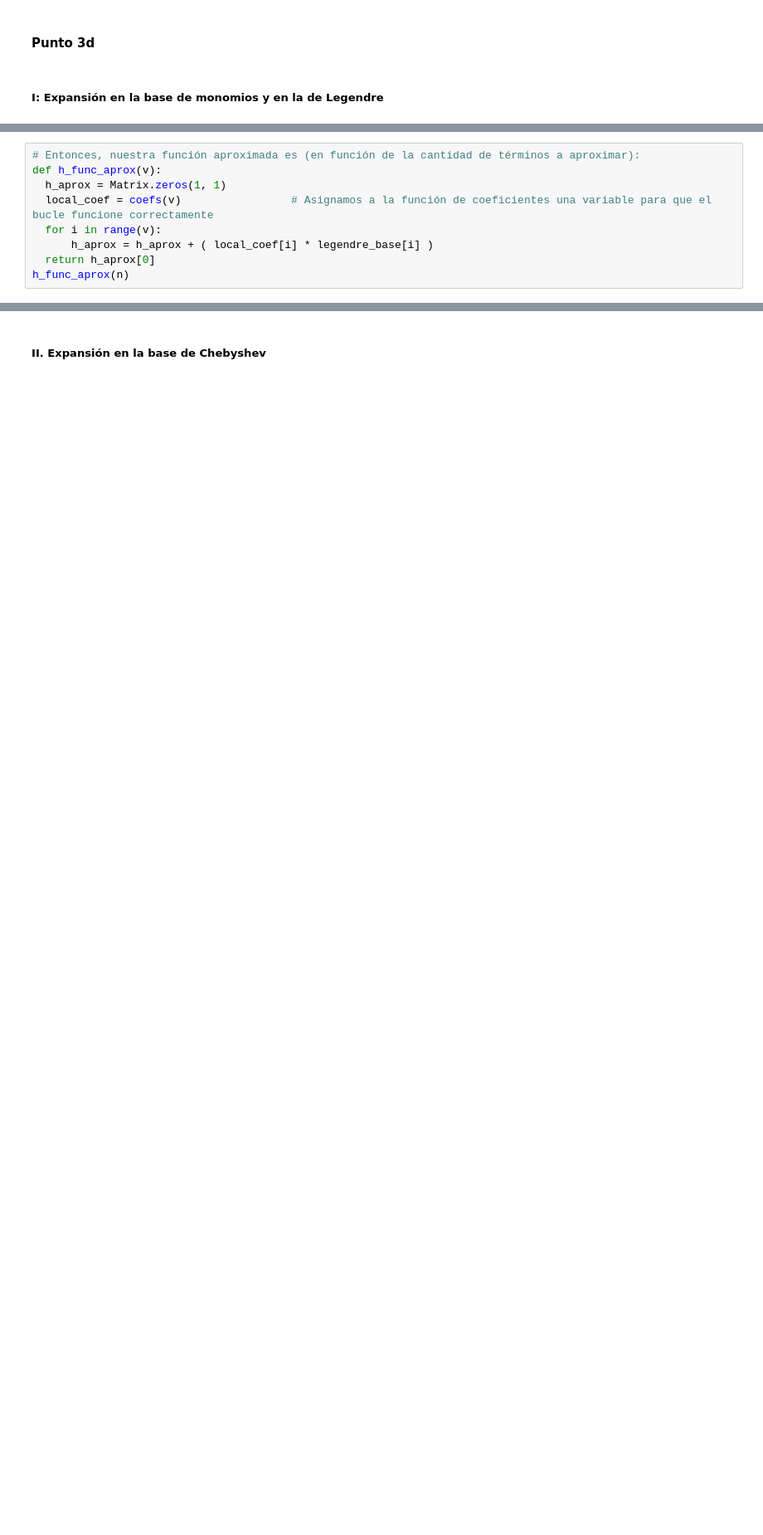
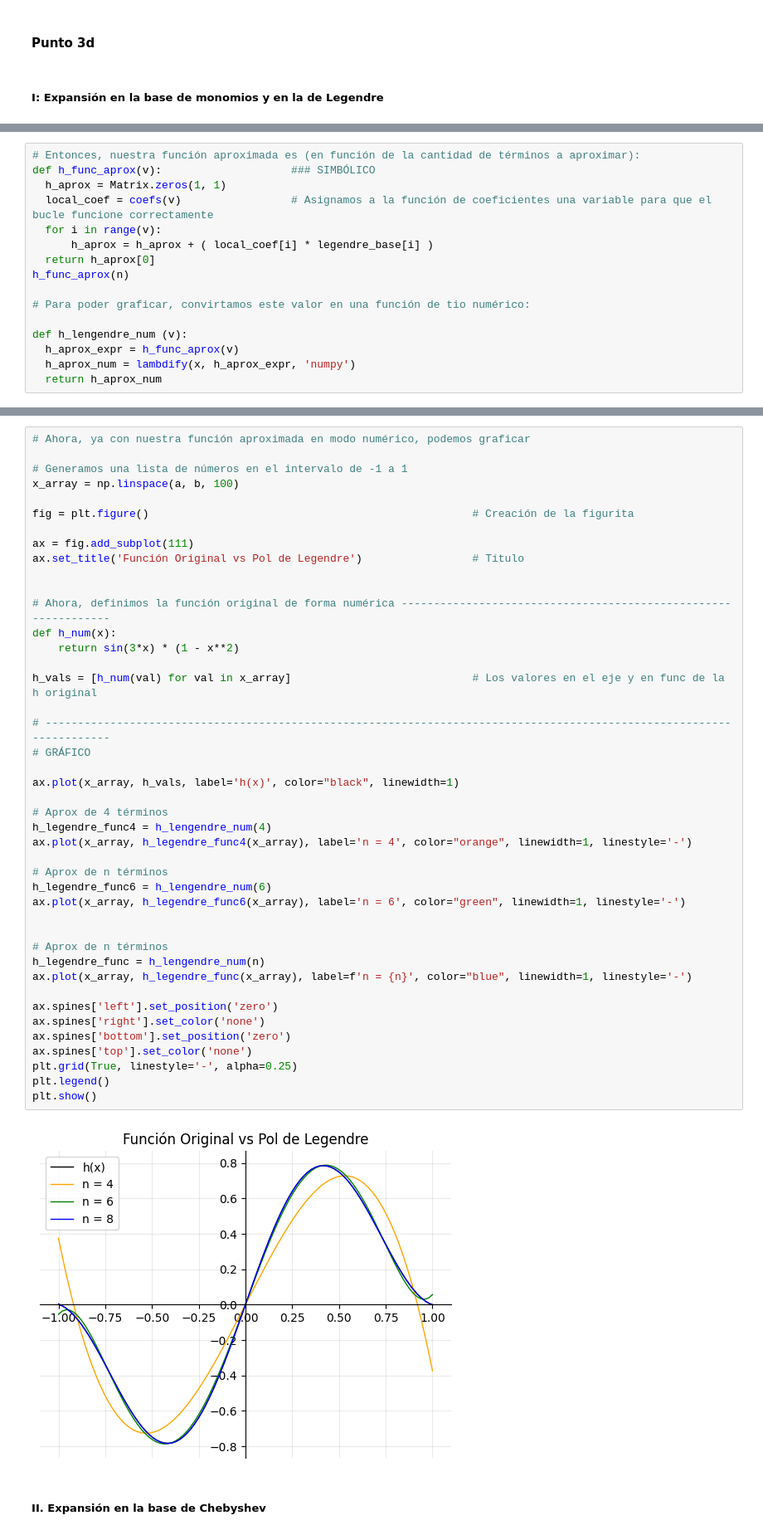
Before and after one commit to ucrosisabella/TareasMetMat1_25B, a Jupyter notebook: Codigos/Clase6 (1).ipynb, the cells around one changed output, grey strips where cells are left out. Shown at 83% size. Drawn from its saved outputs; the diff is of its cells as text; blank space fills up the shorter version.

Commit message:
Gráficas de polinomios de legendre y chebyshev

```diff
--- a/Codigos/Clase6 (1).ipynb
+++ b/Codigos/Clase6 (1).ipynb
@@ -128,9 +141,16 @@ $\displaystyle \left[ 0, \  - \frac{4 \sin{\left(3 \right)}}{9} - \frac{2 \cos{\
 # %%
 # Entonces, nuestra función aproximada es (en función de la cantidad de términos a aproximar):
-def h_func_aprox(v):
+def h_func_aprox(v):                    ### SIMBÓLICO
   h_aprox = Matrix.zeros(1, 1)
   local_coef = coefs(v)                 # Asignamos a la función de coeficientes una variable para que el bucle funcione correctamente
   for i in range(v):
       h_aprox = h_aprox + ( local_coef[i] * legendre_base[i] )
   return h_aprox[0]
 h_func_aprox(n)
+
+# Para poder graficar, convirtamos este valor en una función de tio numérico:
+
+def h_lengendre_num (v):
+  h_aprox_expr = h_func_aprox(v)
+  h_aprox_num = lambdify(x, h_aprox_expr, 'numpy')
+  return h_aprox_num
@@ -174,3 +157,48 @@ plt.show()
+# %%
+# Ahora, ya con nuestra función aproximada en modo numérico, podemos graficar
+
+# Generamos una lista de números en el intervalo de -1 a 1
+x_array = np.linspace(a, b, 100)
+
+fig = plt.figure()                                                  # Creación de la figurita
+
+ax = fig.add_subplot(111)
+ax.set_title('Función Original vs Pol de Legendre')                 # Título
+
+
+# Ahora, definimos la función original de forma numérica ---------------------------------------------------------------
+def h_num(x):
+    return sin(3*x) * (1 - x**2)
+
+h_vals = [h_num(val) for val in x_array]                            # Los valores en el eje y en func de la h original
+
+# ----------------------------------------------------------------------------------------------------------------------
+# GRÁFICO
+
+ax.plot(x_array, h_vals, label='h(x)', color="black", linewidth=1)
+
+# Aprox de 4 términos
+h_legendre_func4 = h_lengendre_num(4)
+ax.plot(x_array, h_legendre_func4(x_array), label='n = 4', color="orange", linewidth=1, linestyle='-')
+
+# Aprox de n términos
+h_legendre_func6 = h_lengendre_num(6)
+ax.plot(x_array, h_legendre_func6(x_array), label='n = 6', color="green", linewidth=1, linestyle='-')
+
+
+# Aprox de n términos
+h_legendre_func = h_lengendre_num(n)
+ax.plot(x_array, h_legendre_func(x_array), label=f'n = {n}', color="blue", linewidth=1, linestyle='-')
+
+ax.spines['left'].set_position('zero')
+ax.spines['right'].set_color('none')
+ax.spines['bottom'].set_position('zero')
+ax.spines['top'].set_color('none')
+plt.grid(True, linestyle='-', alpha=0.25)
+plt.legend()
+plt.show()
+# %% [output]
+[figure, added]
 # %% [markdown]
 ##### II. Expansión en la base de Chebyshev
 # %%
```
Also changed, not shown: parts of 15 cells of this notebook.
